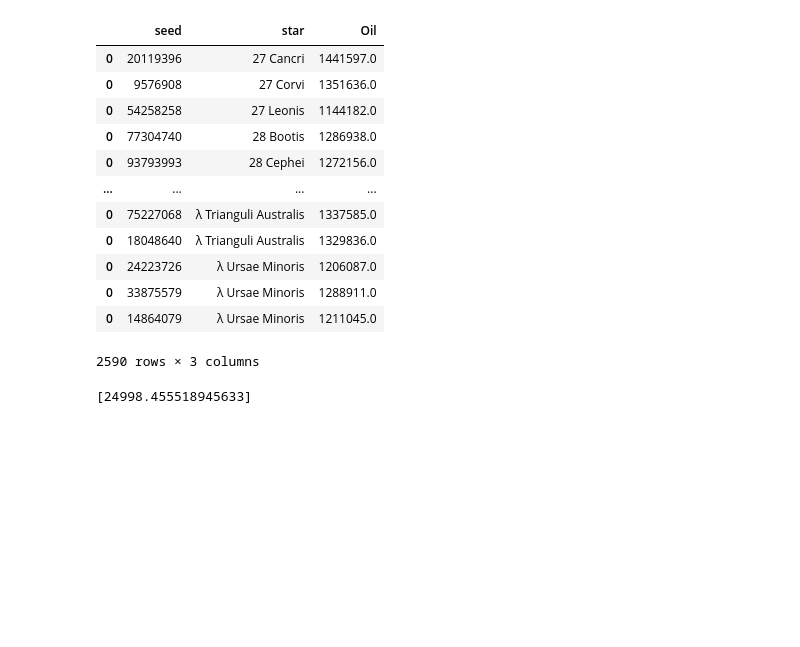
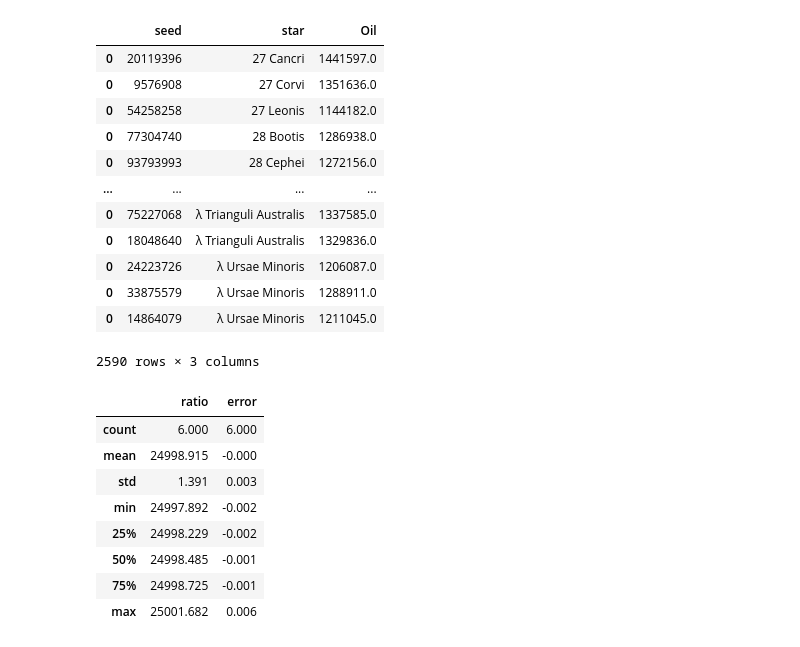
Before and after one commit to drakesiard/dsp-seed-export-parser, a Jupyter notebook: scanner.ipynb, the cells around one changed output. Cells and saved outputs as stored; diff of their text form; code cells hidden in the pictures; blank space fills up the shorter version.

Commit message:
Checking oil ratio

```diff
--- a/scanner.ipynb
+++ b/scanner.ipynb
@@ -287,8 +287,18 @@ star_df.query('homeworld  & (Oil > 0)').sort_values('star')[['seed', 'star', 'Oi
 | 0 | 14864079 | λ Ursae Minoris | 1211045.0 |
 2590 rows × 3 columns
 # %%
-oil_s = [(1213925.0, 48.56)]
+oil_s = [(1213925, 48.56), (1441597, 57.66), (1351636, 54.07), (1144182, 45.77), (1286938, 51.48),
+         (1272156, 50.89)]
 oil_ratio = [x[0] / x[1] for x in oil_s]
-oil_ratio
+oil_error = [x[0] / 24999 - x[1] for x in oil_s]
+pd.DataFrame({'ratio': oil_ratio, 'error': oil_error}).describe().round(3)
 # %% [output]
-[24998.455518945633]
+|  | ratio | error |
+| count | 6.000 | 6.000 |
+| mean | 24998.915 | -0.000 |
+| std | 1.391 | 0.003 |
+| min | 24997.892 | -0.002 |
+| 25% | 24998.229 | -0.002 |
+| 50% | 24998.485 | -0.001 |
+| 75% | 24998.725 | -0.001 |
+| max | 25001.682 | 0.006 |
```
